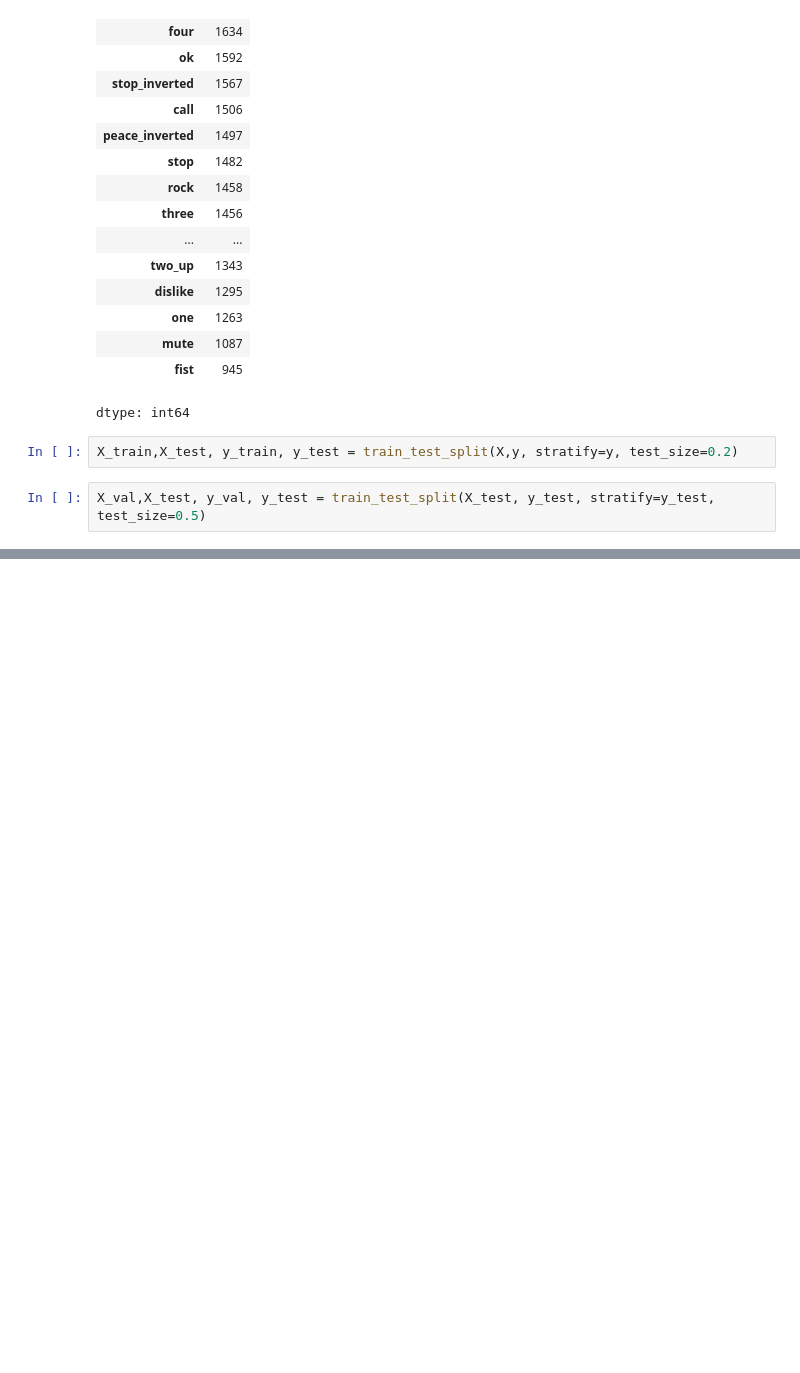
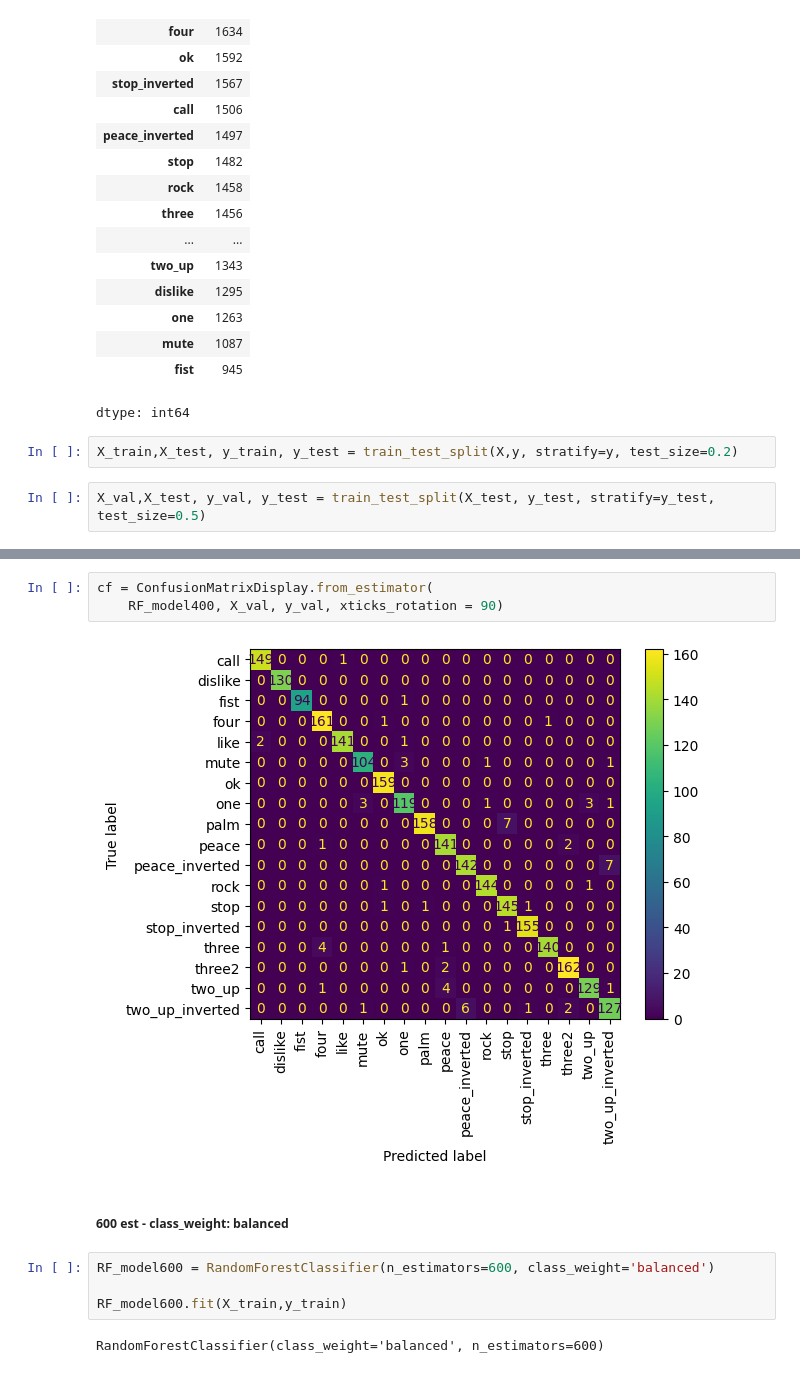
Before and after one commit to Ahmed9Elsayed/HandGesture-Recognizer, a Jupyter notebook: ML_project.ipynb, the cells around one changed output, grey strips where cells are left out. Cells and saved outputs as stored; diff of their text form; blank space fills up the shorter version.

```diff
--- a/ML_project.ipynb
+++ b/ML_project.ipynb
@@ -275,0 +333,13 @@ X_val,X_test, y_val, y_test = train_test_split(X_test, y_test, stratify=y_test,
+# %%
+cf = ConfusionMatrixDisplay.from_estimator(
+    RF_model400, X_val, y_val, xticks_rotation = 90)
+# %% [output]
+[figure, added]
+# %% [markdown]
+##### 600 est - class_weight: balanced
+# %%
+RF_model600 = RandomForestClassifier(n_estimators=600, class_weight='balanced')
+
+RF_model600.fit(X_train,y_train)
+# %% [output]
+RandomForestClassifier(class_weight='balanced', n_estimators=600)
```
Also changed, not shown: parts of 57 cells of this notebook.
